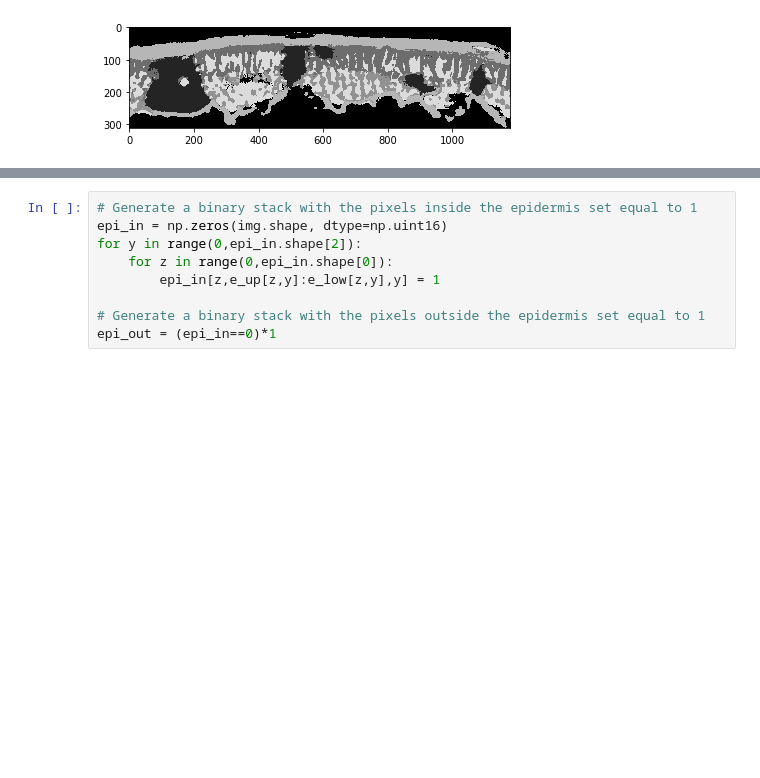
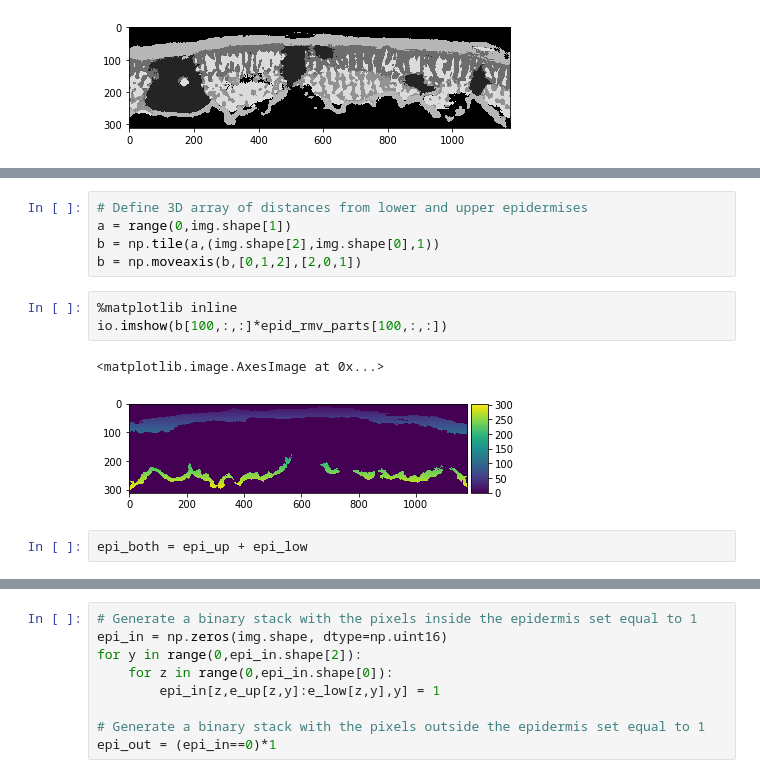
Before and after one commit to masonearles/3DLeafCT, a Jupyter notebook: ML_microCT/jupyter/3DLeafSeg_Postprocess.ipynb, the cells around one changed output, grey strips where cells are left out. Cells and saved outputs as stored; diff of their text form; blank space fills up the shorter version.

```diff
--- a/ML_microCT/jupyter/3DLeafSeg_Postprocess.ipynb
+++ b/ML_microCT/jupyter/3DLeafSeg_Postprocess.ipynb
@@ -41,0 +53,13 @@ del epid
+# %%
+# Define 3D array of distances from lower and upper epidermises
+a = range(0,img.shape[1])
+b = np.tile(a,(img.shape[2],img.shape[0],1))
+b = np.moveaxis(b,[0,1,2],[2,0,1])
+# %%
+%matplotlib inline
+io.imshow(b[100,:,:]*epid_rmv_parts[100,:,:])
+# %% [output]
+<matplotlib.image.AxesImage at 0x...>
+[figure, added]
+# %%
+epi_both = epi_up + epi_low
```
Also changed, not shown: parts of 7 cells of this notebook.
